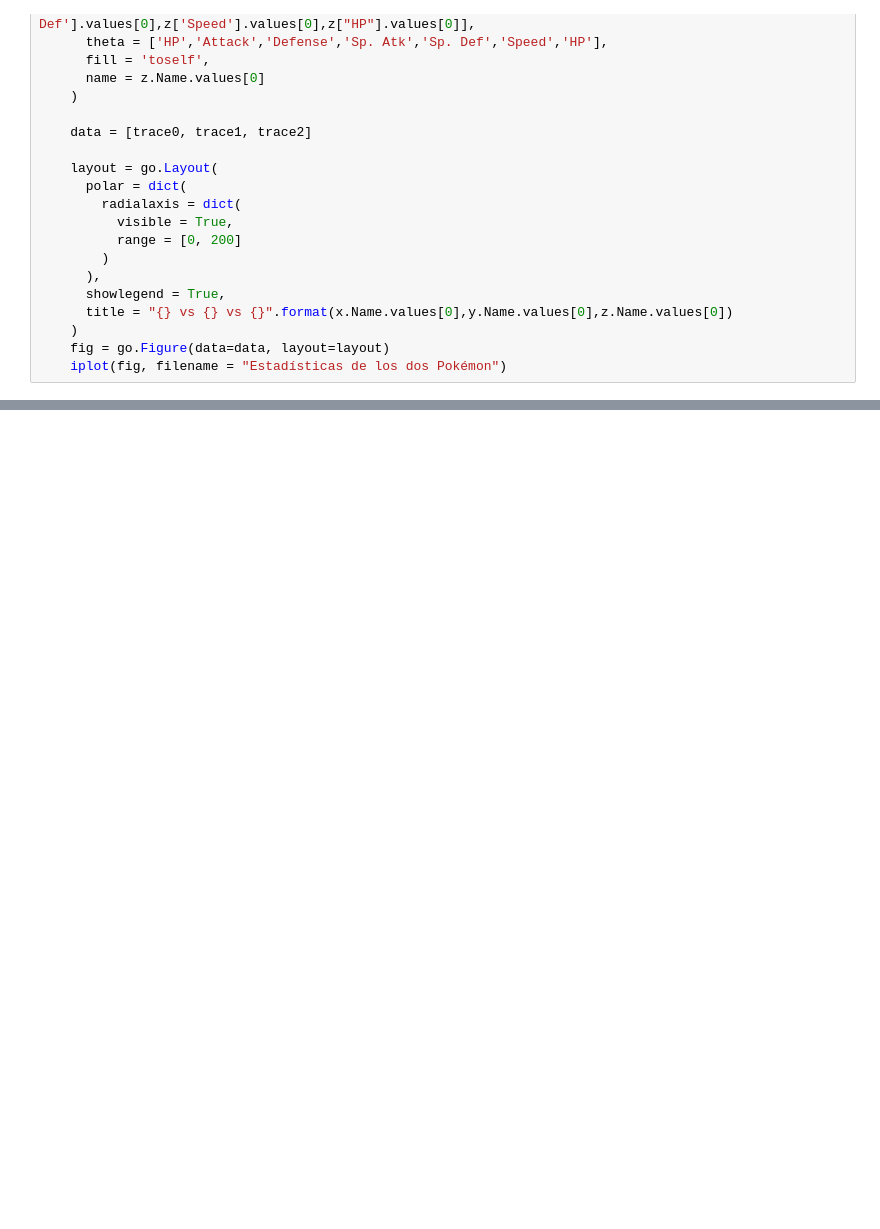
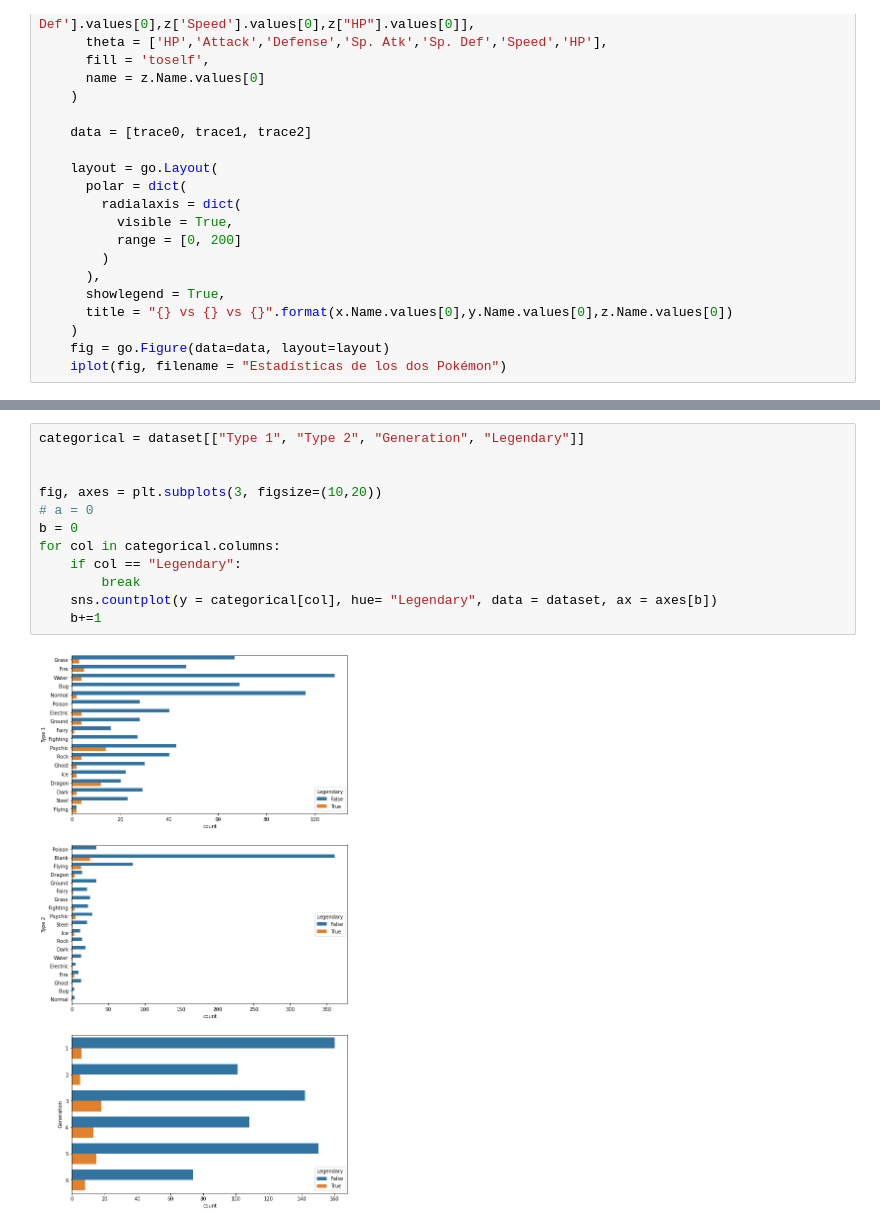
Before and after one commit to hcapilla/casKaggle, a Jupyter notebook: Cas Kaggle - Pokemon with stats.ipynb, the cells around one changed output, grey strips where cells are left out. Cells and saved outputs as stored; diff of their text form; blank space fills up the shorter version.

```diff
--- a/Cas Kaggle - Pokemon with stats.ipynb
+++ b/Cas Kaggle - Pokemon with stats.ipynb
@@ -343,0 +377,14 @@ Tal y como he comentado antes, las distribuciones que siguen tienden a ser linea
+# %%
+categorical = dataset[["Type 1", "Type 2", "Generation", "Legendary"]]
+
+
+fig, axes = plt.subplots(3, figsize=(10,20))
+# a = 0
+b = 0
+for col in categorical.columns:
+    if col == "Legendary":
+        break
+    sns.countplot(y = categorical[col], hue= "Legendary", data = dataset, ax = axes[b])
+    b+=1
+# %% [output]
+[figure, added]
```
Also changed, not shown: parts of 24 cells of this notebook.
